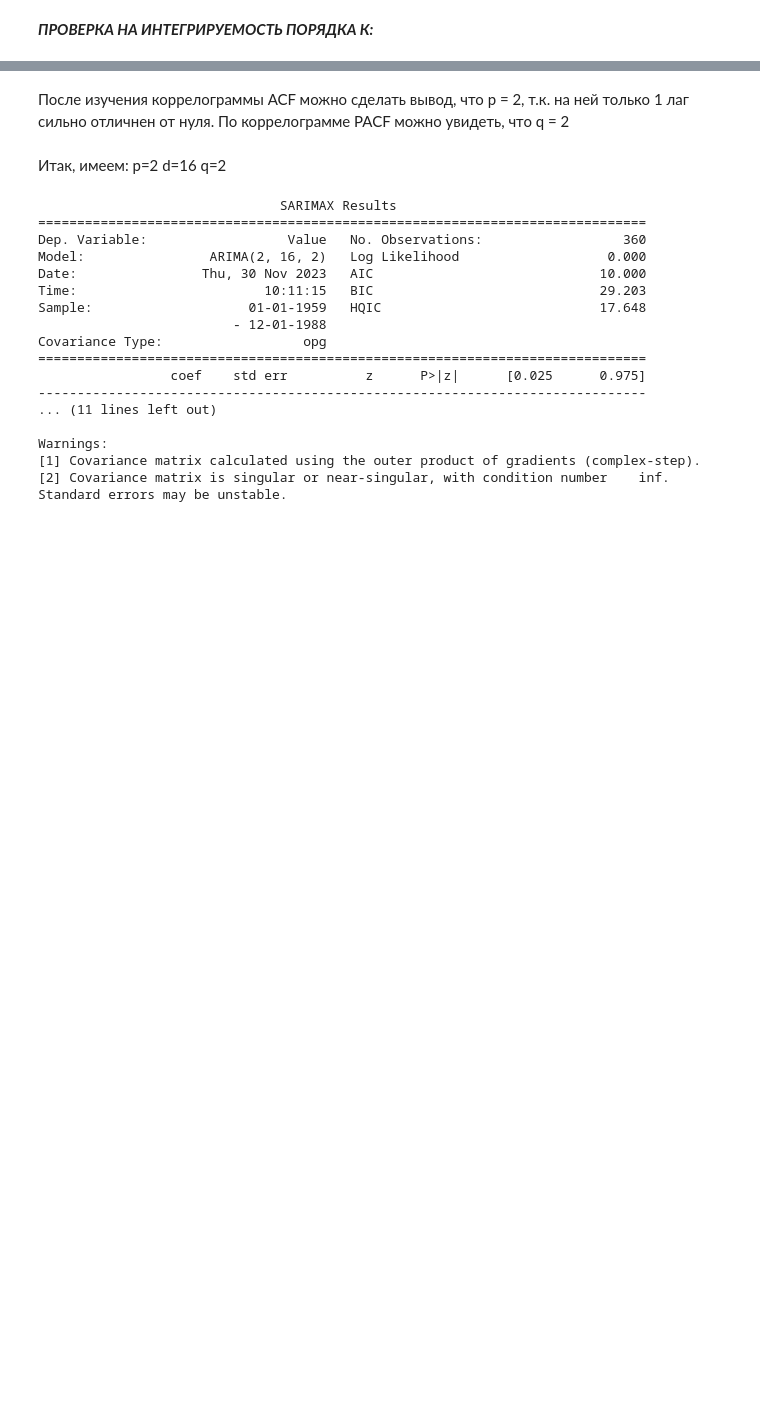
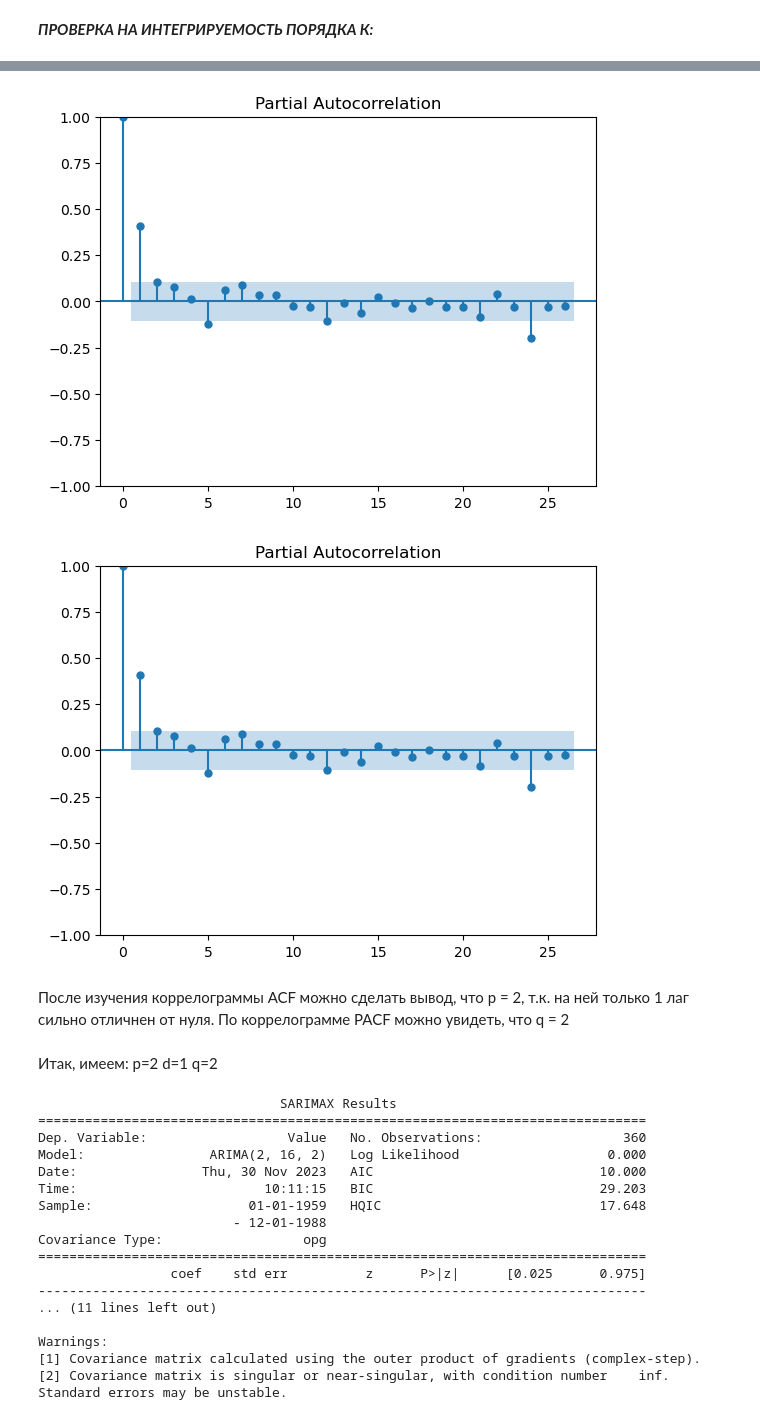
Before and after one commit to ORLOV21/PRAC_1, a Jupyter notebook: TASK_2.ipynb, the cells around one changed output, grey strips where cells are left out. Cells and saved outputs as stored; diff of their text form; code cells hidden in the pictures; blank space fills up the shorter version.

```diff
--- a/TASK_2.ipynb
+++ b/TASK_2.ipynb
@@ -120,7 +154,12 @@ plot_pacf(a.diff(periods=1)[1:], lags=25)
+# %%
+plot_pacf(time_series["Value"].diff().dropna())
+# %% [output]
+[figure, added]
+[figure, added]
 # %% [markdown]
 После изучения коррелограммы ACF можно сделать вывод, что p = 2, т.к. на ней только 1 лаг сильно отличнен от нуля. По коррелограмме PACF можно увидеть, что q = 2
 # %% [markdown]
 Итак, имеем:
 p=2
-d=16
+d=1
 q=2
```
Also changed, not shown: parts of 24 cells of this notebook.
